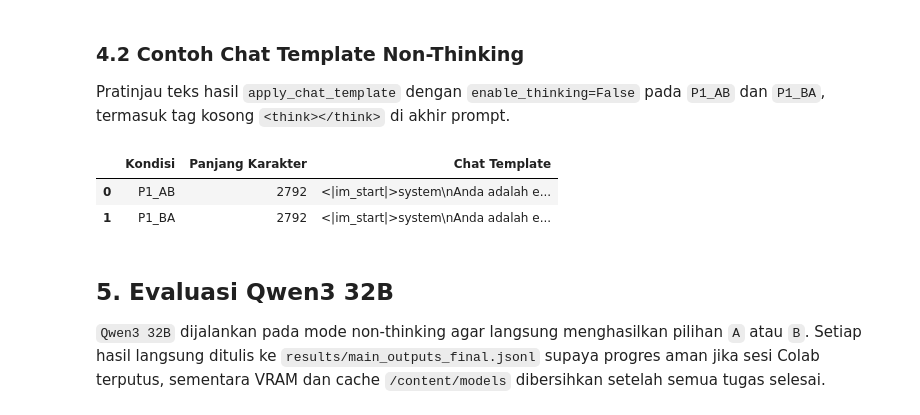
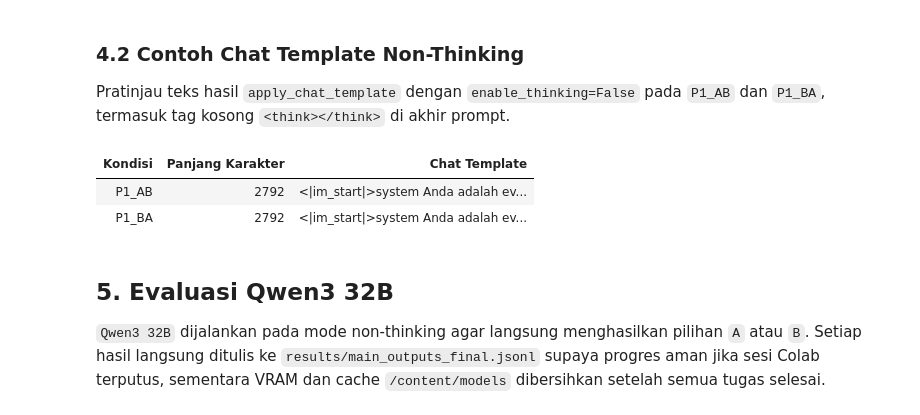
Before and after one commit to RozhakDev/LLMReliability, a Jupyter notebook: Qwen3/01_Qwen3_Evaluation_Runner.ipynb, the cells around one changed output. Drawn from its saved outputs; the diff is of its cells as text; code cells hidden in the pictures.

```diff
--- a/Qwen3/01_Qwen3_Evaluation_Runner.ipynb
+++ b/Qwen3/01_Qwen3_Evaluation_Runner.ipynb
@@ -293,21 +295,21 @@ display(
 
 Pratinjau teks hasil `apply_chat_template` dengan `enable_thinking=False` pada `P1_AB` dan `P1_BA`, termasuk tag kosong `<think></think>` di akhir prompt.
 # %%
-with pd.option_context("display.max_colwidth", None):
-    display(
-        build_chat_template_preview_table(
-            row_data=df_eval.iloc[0],
-            prompt_id=cfg.evaluation.prompts[0],
-            spec=spec,
-            positions=cfg.evaluation.positions,
-            tokenizer=qwen_tokenizer,
-            prompts_config_path=cfg.prompts_config_path,
-        )
-    )
+display_multiline_table(
+    build_chat_template_preview_table(
+        row_data=df_eval.iloc[0],
+        prompt_id=cfg.evaluation.prompts[0],
+        spec=spec,
+        positions=cfg.evaluation.positions,
+        tokenizer=qwen_tokenizer,
+        prompts_config_path=cfg.prompts_config_path,
+    ),
+    monospace_columns=("Chat Template",),
+)
 # %% [output]
-|  | Kondisi | Panjang Karakter | Chat Template |
-| 0 | P1_AB | 2792 | <|im_start|>system\nAnda adalah e... |
-| 1 | P1_BA | 2792 | <|im_start|>system\nAnda adalah e... |
+| Kondisi | Panjang Karakter | Chat Template |
+| P1_AB | 2792 | <|im_start|>system Anda adalah ev... |
+| P1_BA | 2792 | <|im_start|>system Anda adalah ev... |
 # %% [markdown]
 ## **5. Evaluasi Qwen3 32B**
 
```
Also changed, not shown: parts of 16 cells of this notebook, 16 other files.
